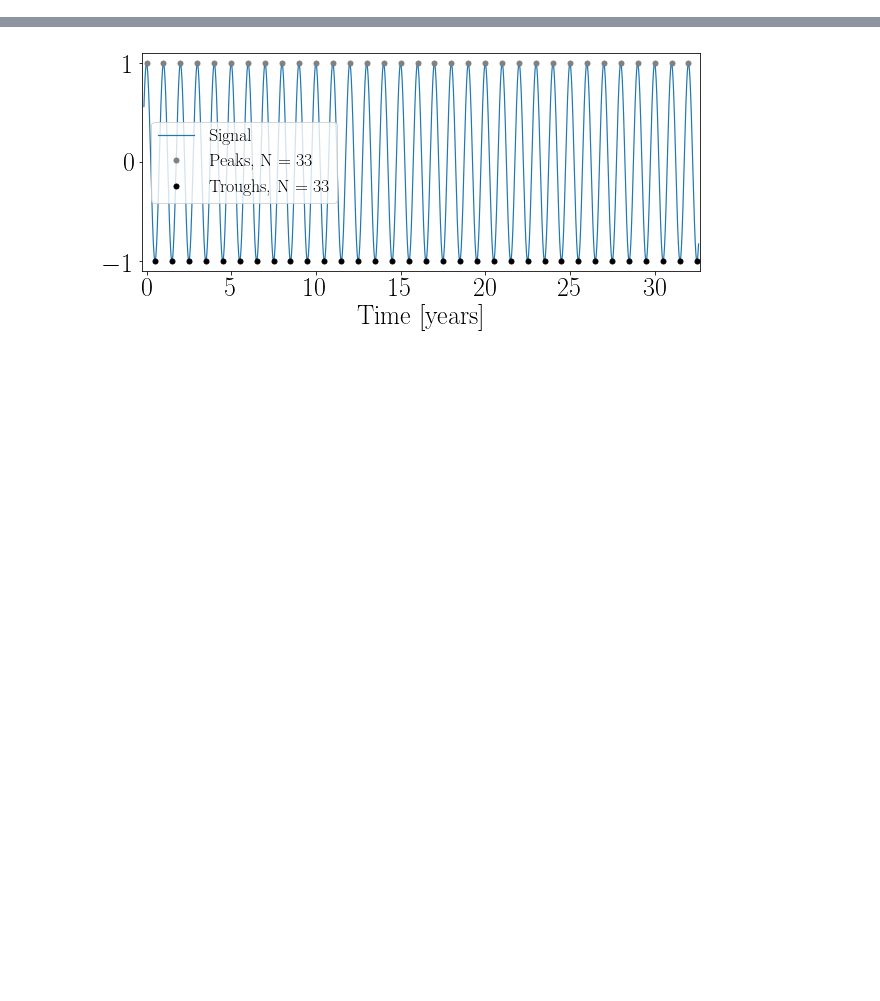
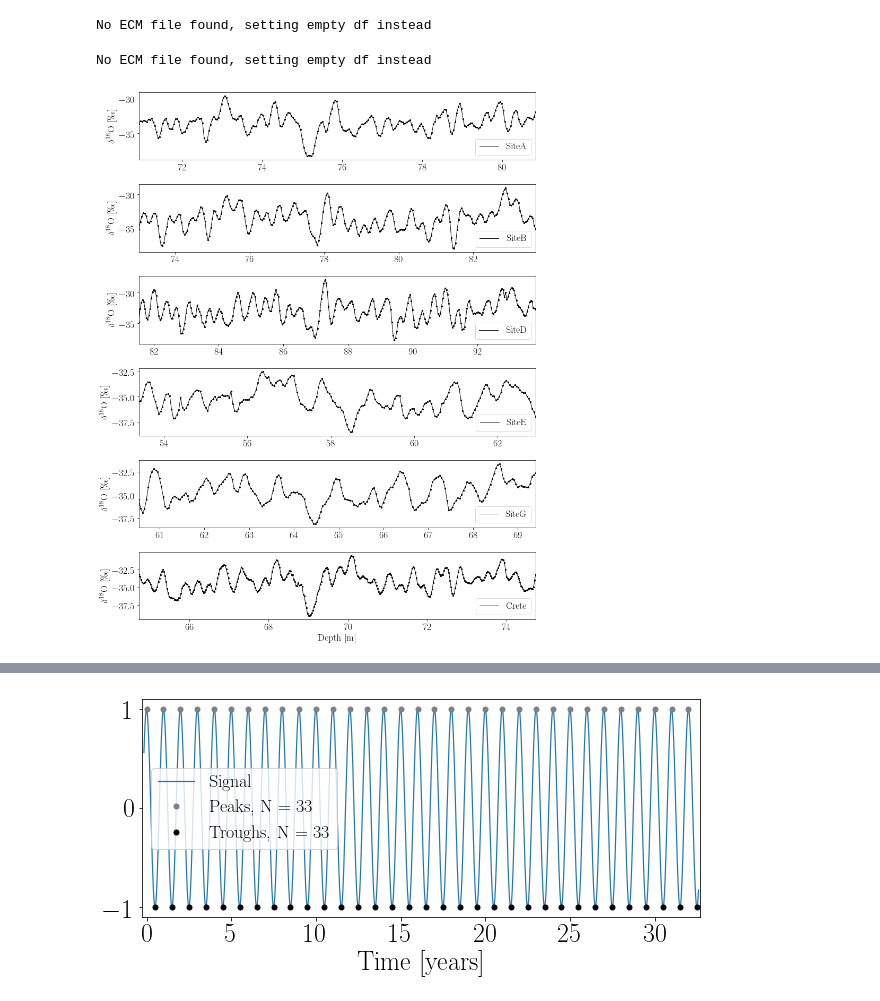
Before and after one commit to TheaQG/AWI_Bcores_Analysis, a Jupyter notebook: SignalFigures.ipynb, the cells around one changed output, grey strips where cells are left out. Drawn from its saved outputs; the diff is of its cells as text; code cells hidden in the pictures; blank space fills up the shorter version.

```diff
--- a/SignalFigures.ipynb
+++ b/SignalFigures.ipynb
@@ -46,11 +46,11 @@ from sigmaSolver import sigma_Solver
 from transforms import transforms
 from Decon import SpectralDecon
 # %%
-sites = ['SiteA', 'SiteB', 'SiteD', 'SiteE', 'SiteG', 'Crete']
+sites = ['B19','B22','B23','SiteA', 'SiteB', 'SiteD', 'SiteE', 'SiteG', 'Crete']
 N_InInts = [33, 33, 33, 33, 33, 33]
 Nt_InInts = [33, 33, 33, 33, 33, 33]
 
-j = 3
+j = 2
 
 site = sites[j]
 N_InInt = N_InInts[j]
@@ -70,7 +70,7 @@ accum0 = CoreSpecs['Accum0']
 accumIE = CoreSpecs['Accum1']
 Temp0 = CoreSpecs['T0']
 
-DataAll = GetCoreData(site, 'Alphabet')
+DataAll = GetCoreData(site, 'Alphabet') #'AWI_Bcores'
 
 data_d18O = DataAll[0]; data_d18O_LT = DataAll[1]
 data_ECM = DataAll[2]; data_ECM_LT = DataAll[3]
@@ -81,3 +81,47 @@ data_diff = DataAll[6]; data_diff_LT = DataAll[7]
 depth_LT = data_d18O_LT['depth']
 d18O_LT = data_d18O_LT['d18O']
 dataAll = pd.DataFrame({'depth':depth_LT,'d18O':d18O_LT}, index=None)
+# %% [output]
+No ECM file found, setting empty df instead
+# %%
+idxs = np.arange(3,len(sites))
+mpl.rcParams['font.size'] = 18
+
+fig, axs = plt.subplots(len(idxs),1,figsize=(12,15))
+
+for ax, i in zip(axs,idxs):
+    j = i
+
+    site = sites[j]
+
+    CoresSpecs = pd.read_csv('/home/thea/Documents/KUFysik/MesterTesen/Data/CoreSpecs.txt', ',')
+
+    coreNames = CoresSpecs['CoreName']
+
+
+    core_idx = coreNames[CoresSpecs['CoreName'] == site].index[0]
+    CoreSpecs = CoresSpecs.iloc[core_idx]
+    accum0 = CoreSpecs['Accum0']
+    accumIE = CoreSpecs['Accum1']
+    Temp0 = CoreSpecs['T0']
+
+    DataAll = GetCoreData(site, 'Alphabet') #'AWI_Bcores'
+
+    data_d18O = DataAll[0]; data_d18O_LT = DataAll[1]
+    depth_LT = data_d18O_LT['depth']
+    d18O_LT = data_d18O_LT['d18O']
+
+
+    ax.plot(depth_LT,d18O_LT,lw=1,c='k',label=site)
+    #ax.set_title('$\dot{b}_0=$'+f'{accum0:.3f} [m W.E.], '+'$T_0=$'+f'{Temp0} [C]', fontsize=18)
+    ax.legend(loc='lower right')
+    ax.scatter(depth_LT,d18O_LT,lw=1,c='k',s=5)
+    ax.set(ylabel='$\delta^{18}$O [\permil]',xlim=(min(depth_LT),max(depth_LT)))
+
+axs[-1].set(xlabel='Depth [m]')
+fig.tight_layout()
+
+fig.savefig('../WrittenWork/Figures/'+'AllAlphabetCores_LT.png', bbox_inches='tight')
+# %% [output]
+No ECM file found, setting empty df instead
+[figure, added]
```
Also changed, not shown: parts of 10 cells of this notebook, 2 other files.
